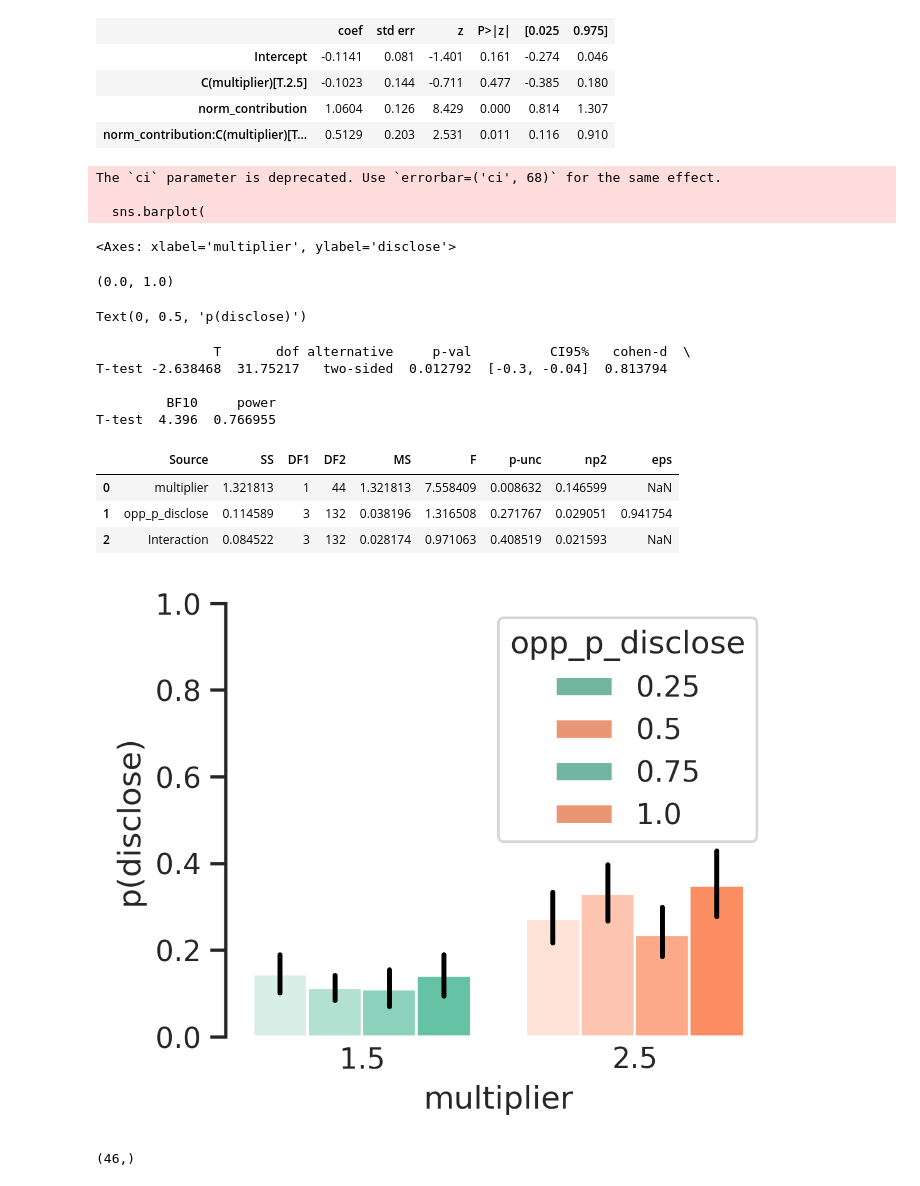
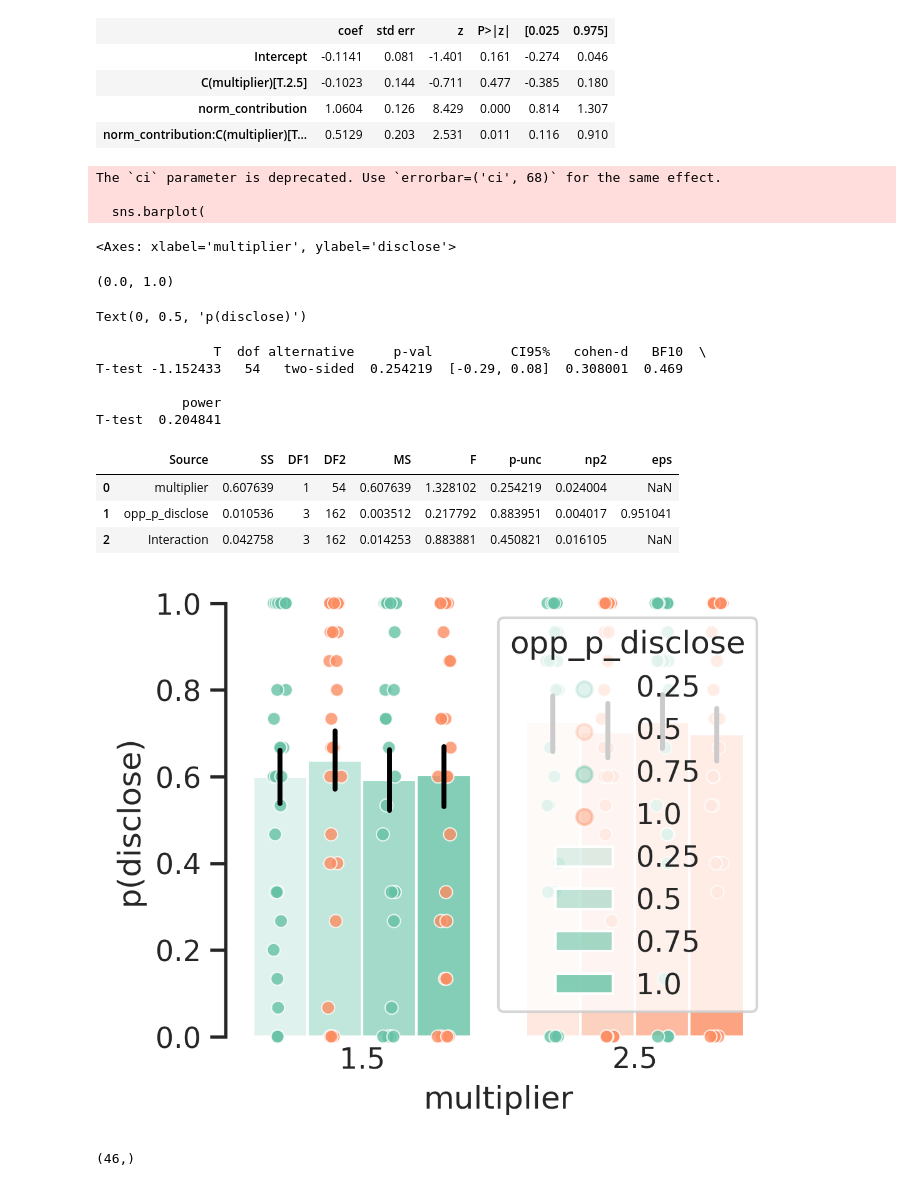
Before and after one commit to bsgarcia/CovidGoodGameAnalysis, a Jupyter notebook: analysis_single.ipynb, the cells around one changed output. Saved outputs shown, nothing was run; the diff lists cells and outputs as text; code cells hidden in the pictures.

```diff
--- a/analysis_single.ipynb
+++ b/analysis_single.ipynb
@@ -685,7 +685,7 @@ Logit Regression Results
 | norm_contribution:C(multiplier)[T... | 0.5129 | 0.203 | 2.531 | 0.011 | 0.116 | 0.910 |
 # %%
 from matplotlib.colors import to_rgba, to_hex
-selected_exp = 4
+selected_exp = 3
 df = dfs[selected_exp]
 
 vi = 'opp_p_disclose'
@@ -700,7 +700,7 @@ df2 = df.groupby(['prolific_id', 'multiplier',
 
 sns.set_palette("Set2")
 
-alphas = [0.25, 0.5, 0.75, 1.0]
+alphas = np.linspace(0.2, .8, 4)
 palette_green =[to_hex(to_rgba("C0", a), keep_alpha=True) for a in alphas]
 palette_orange = [to_hex(to_rgba("C1", a), keep_alpha=True) for a in alphas]
 
@@ -729,15 +729,15 @@ for i, bar_group in enumerate(ax.containers):
 plt.ylim(0, 1)
 # return
 # sns.pointplot()
-# ax = sns.stripplot(
-#     x='multiplier',
-#     y=vd, hue=vi, data=df2, dodge=True,
-#     jitter=True,
-#     alpha=0.8,
-#     size=5,
-#     # palette=list(palette),
-#     edgecolor='white',
-#     linewidth=.5, zorder=1, clip_on=False)
+ax = sns.stripplot(
+    x='multiplier',
+    y=vd, hue=vi, data=df2, dodge=True,
+    jitter=True,
+    alpha=0.8,
+    size=5,
+    palette=list(palette),
+    edgecolor='white',
+    linewidth=.5, zorder=1, clip_on=False)
 
 # count = 0
 # for i, bar_group in enumerate(ax.containers):
@@ -746,41 +746,41 @@ plt.ylim(0, 1)
 #         bar.set_facecolor(palette[count])
 #         count+=1
 # #
 sns.despine(right=True, top=True, trim=True, bottom=True)
 plt.tick_params(axis='x', length=0)
 
 plt.ylabel(f'p({vd})')
 
 # plt.gca().spines['left'].set_smart_bounds(True)
 # plt.gca().spines['bottom'].set_smart_bounds(True)
 
 df3 = df.groupby(['prolific_id', 'multiplier'], as_index=False)[vd].mean()
 
 r = pg.ttest(x=df3[df3['multiplier'] == 1.5][vd],
              y=df3[df3['multiplier'] == 2.5][vd])
 # plt.ylim(.6, 1)
 print(r)
 pg.mixed_anova(data=df2, dv=vd, between="multiplier",
                within=vi, subject='prolific_id')
 
 plt.savefig(f'fig/fig3_exp_{selected_exp}_p_disclose.svg')
 # %% [output]
 The `ci` parameter is deprecated. Use `errorbar=('ci', 68)` for the same effect.
 
   sns.barplot(
 <Axes: xlabel='multiplier', ylabel='disclose'>
 (0.0, 1.0)
 Text(0, 0.5, 'p(disclose)')
-               T       dof alternative     p-val          CI95%   cohen-d  \
-T-test -2.638468  31.75217   two-sided  0.012792  [-0.3, -0.04]  0.813794
+               T  dof alternative     p-val          CI95%   cohen-d   BF10  \
+T-test -1.152433   54   two-sided  0.254219  [-0.29, 0.08]  0.308001  0.469
 
-         BF10     power
-T-test  4.396  0.766955
+           power
+T-test  0.204841
 |  | Source | SS | DF1 | DF2 | MS | F | p-unc | np2 | eps |
-| 0 | multiplier | 1.321813 | 1 | 44 | 1.321813 | 7.558409 | 0.008632 | 0.146599 | NaN |
-| 1 | opp_p_disclose | 0.114589 | 3 | 132 | 0.038196 | 1.316508 | 0.271767 | 0.029051 | 0.941754 |
-| 2 | Interaction | 0.084522 | 3 | 132 | 0.028174 | 0.971063 | 0.408519 | 0.021593 | NaN |
+| 0 | multiplier | 0.607639 | 1 | 54 | 0.607639 | 1.328102 | 0.254219 | 0.024004 | NaN |
+| 1 | opp_p_disclose | 0.010536 | 3 | 162 | 0.003512 | 0.217792 | 0.883951 | 0.004017 | 0.951041 |
+| 2 | Interaction | 0.042758 | 3 | 162 | 0.014253 | 0.883881 | 0.450821 | 0.016105 | NaN |
-[figure, old version]
+[figure, new version]
 # %%
 palette_green = np.array([to_hex(to_rgba("C0", a), keep_alpha=True) for a in alphas])
 palette_orange = np.array([to_hex(to_rgba("C1", a), keep_alpha=True) for a in alphas])
```
Also changed, not shown: parts of 1 cell of this notebook, 4 other files.
